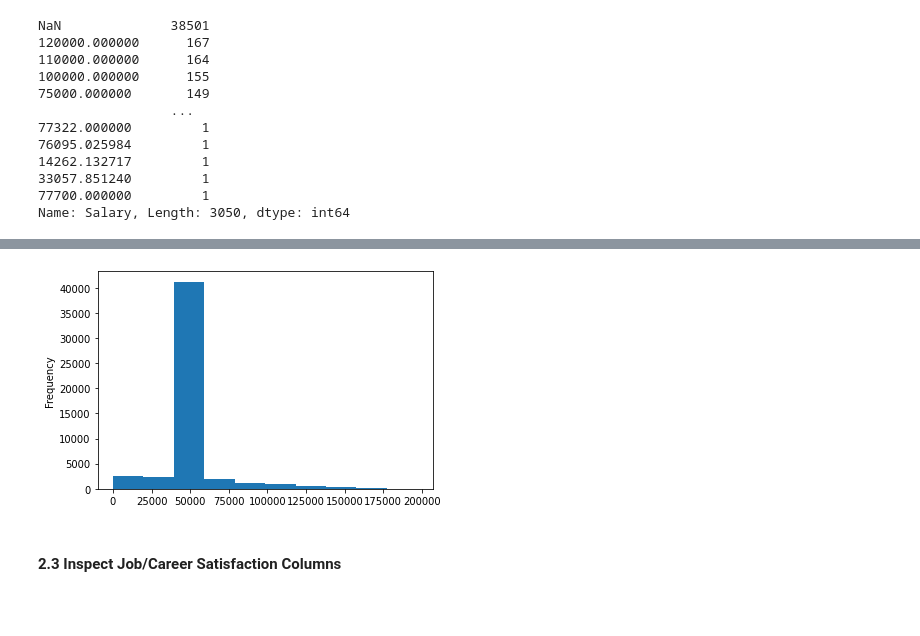
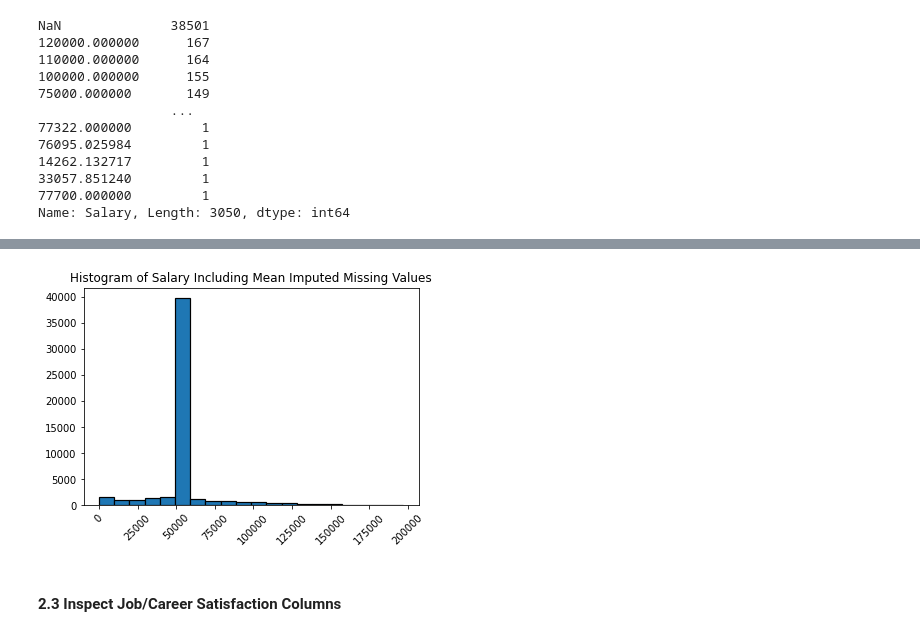
Before and after one commit to goitom/project_1_blog_post, a Jupyter notebook: Stack_Overflow_Survey_RemoteWork.ipynb, the cells around one changed output, grey strips where cells are left out. Drawn from its saved outputs; the diff is of its cells as text; code cells hidden in the pictures; blank space fills up the shorter version.

```diff
--- a/Stack_Overflow_Survey_RemoteWork.ipynb
+++ b/Stack_Overflow_Survey_RemoteWork.ipynb
@@ -119,10 +127,12 @@ plt.show()
 # %%
 df_2017['Salary_Imputed'] = df_2017['Salary'].fillna(df_2017['Salary'].mean()) #Fill all missing values with the mean of the column.
-# %%
-df_2017['Salary_Imputed'].plot(kind="hist")
-plt.show()
-# %% [output]
-[figure, removed]
+# %%
+plt.hist(df_2017['Salary_Imputed'], bins=20, edgecolor='black', linewidth=1.2)
+plt.title("Histogram of Salary Including Mean Imputed Missing Values")
+plt.xticks(rotation=45)
+plt.show()
+# %% [output]
+[figure, added]
 # %% [markdown]
 #### 2.3 Inspect Job/Career Satisfaction Columns
 # %%
```
Also changed, not shown: parts of 10 cells of this notebook, 6 other files.
